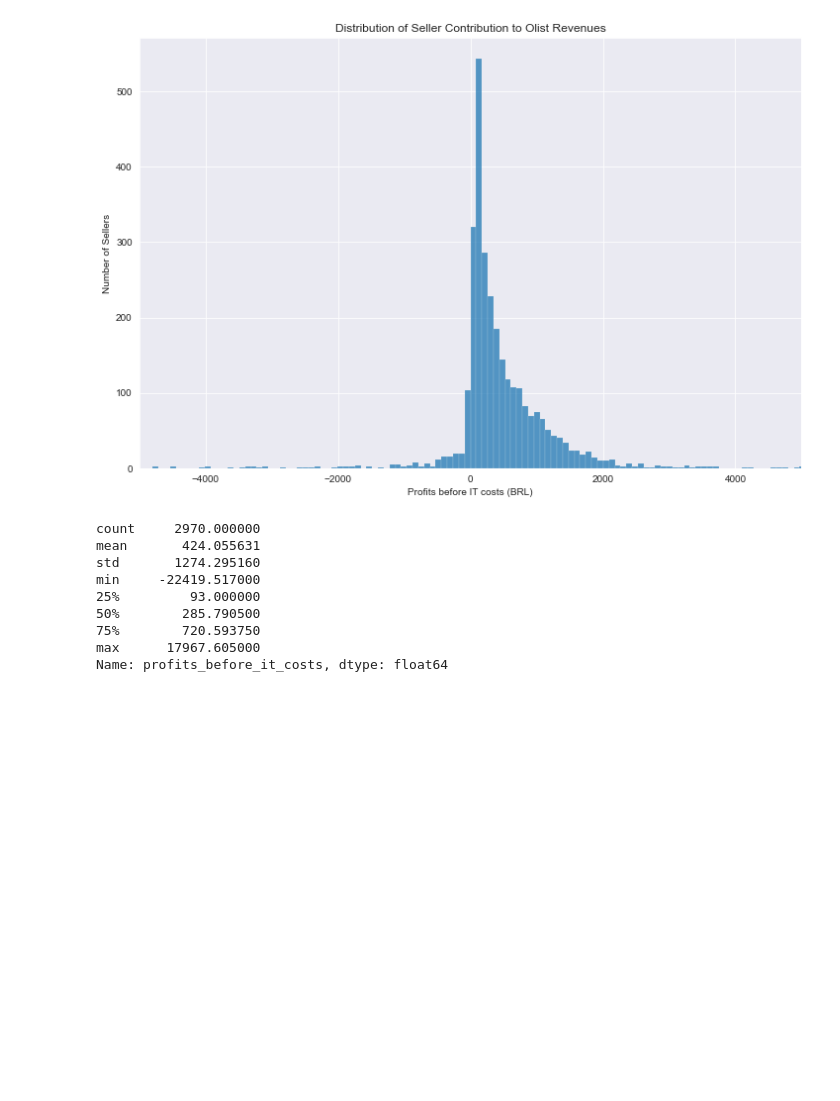
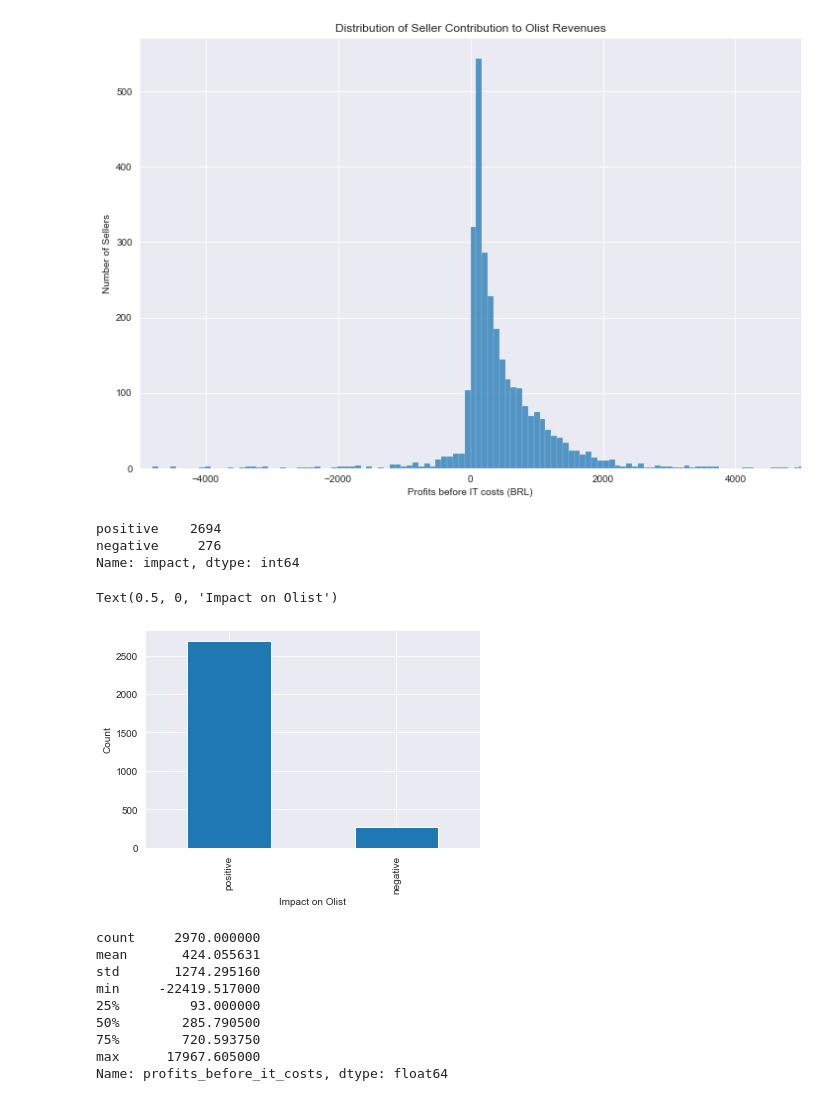
Before and after one commit to phlln/olist-analysis, a Jupyter notebook: notebooks/ceo_request-Phil-UPDATED.ipynb, the cells around one changed output. Saved outputs shown, nothing was run; the diff lists cells and outputs as text; code cells hidden in the pictures; blank space fills up the shorter version.

```diff
--- a/notebooks/ceo_request-Phil-UPDATED.ipynb
+++ b/notebooks/ceo_request-Phil-UPDATED.ipynb
@@ -96,6 +96,27 @@ ax.set_title('Distribution of Seller Contribution to Olist Revenues')
 # %% [output]
 Text(0.5, 1.0, 'Distribution of Seller Contribution to Olist Revenues')
 [figure]
+# %%
+# Barplot to show number of sellers dragging on Olist that can be removed
+def olist_impact(x):
+    if x < 0:
+        return 'negative'
+    else:
+        return 'positive'
+
+sellers['impact'] = sellers['profits_before_it_costs'].apply(olist_impact)
+sellers['impact'].value_counts()
+# %% [output]
+positive    2694
+negative     276
+Name: impact, dtype: int64
+# %%
+ax1 = sellers['impact'].value_counts().plot.bar()
+ax1.set_ylabel('Count')
+ax1.set_xlabel('Impact on Olist')
+# %% [output]
+Text(0.5, 0, 'Impact on Olist')
+[figure, added]
 # %%
 sellers['profits_before_it_costs'].describe()
 # %% [output]
```
Also changed, not shown: parts of 9 cells of this notebook.
